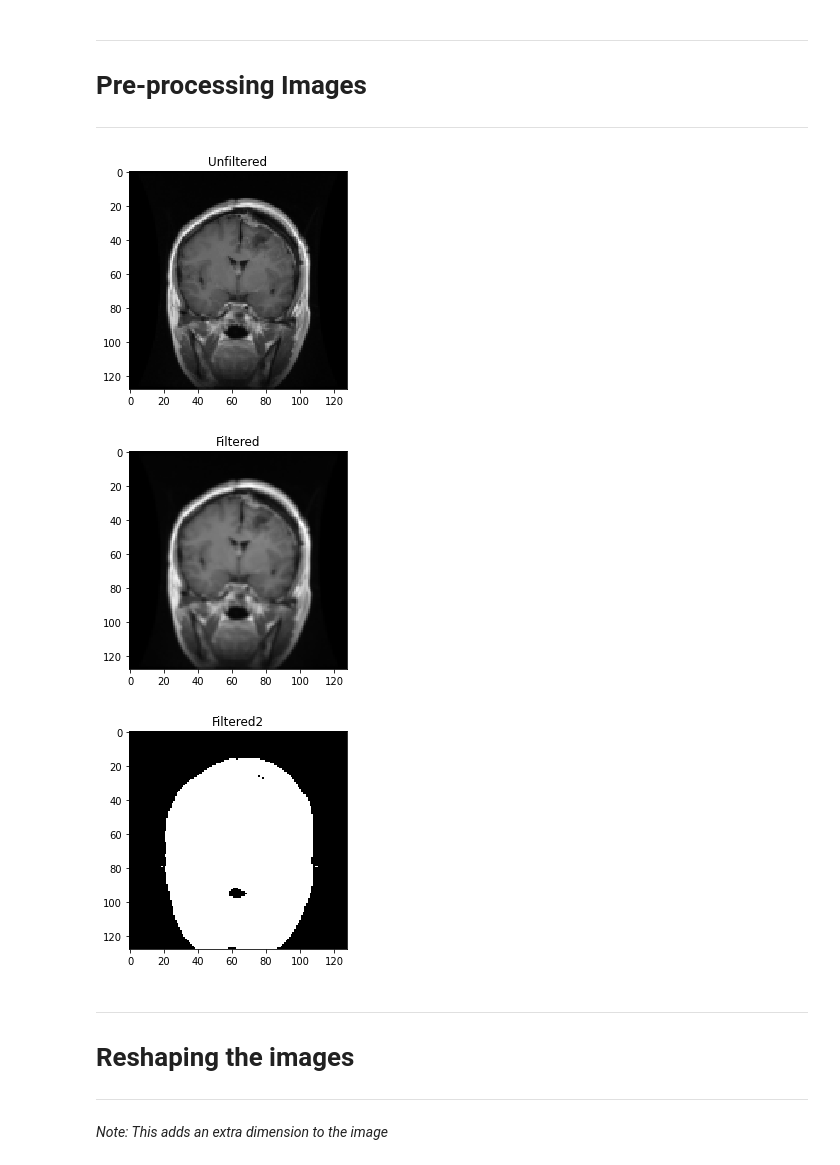
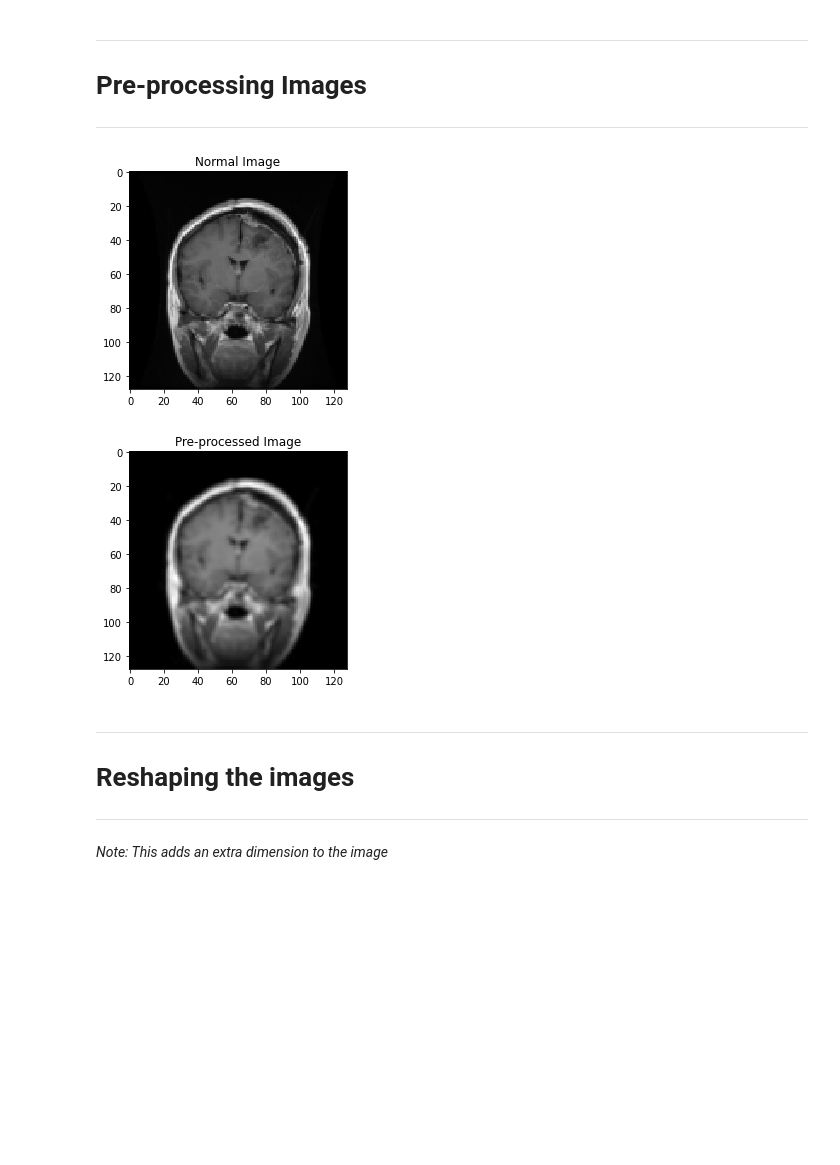
Before and after one commit to jw01324/COM3025, a Jupyter notebook: COM3025.ipynb, the cells around one changed output. Saved outputs shown, nothing was run; the diff lists cells and outputs as text; code cells hidden in the pictures; blank space fills up the shorter version.

```diff
--- a/COM3025.ipynb
+++ b/COM3025.ipynb
@@ -193,38 +246,3 @@ New Dataset Size: (3064, 128, 128)
 # Pre-processing Images
 
 ---
-# %%
-import cv2
-import tensorflow as tf
-import keras.backend as K
-
-#normalising kernel (to reduce noise)
-#Using 2x2 size kernel as larger kernels blur the image too much because of our small image size
-kernel = np.ones((2,2), np.float32)/4
-
-filtered = cv2.filter2D(images_rs[0], -1, kernel)
-
-_, threshold = cv2.threshold(filtered,100,150,cv2.THRESH_BINARY)
-
-
-#kernel2 = [[-1,-2,-1], [0,0,0], [1,2,1]]
-#filtered2 = K.conv2d(filtered, kernel, strides=(1,1), padding='valid')
-
-plt.figure()
-plt.title("Unfiltered")
-plt.imshow(images_rs[0], 'gray', interpolation='none')
-plt.show()
-
-plt.figure()
-plt.title("Filtered")
-plt.imshow(filtered, 'gray', interpolation='none')
-plt.show()
-
-plt.figure()
-plt.title("Filtered2")
-plt.imshow(threshold, 'gray', interpolation='none')
-plt.show()
-# %% [output]
-[figure, removed]
-[figure, removed]
-[figure, removed]
@@ -231,3 +262,16 @@ plt.show()
+# %%
+plt.figure()
+plt.title("Normal Image")
+plt.imshow(images_rs[0], 'gray', interpolation='none')
+plt.show()
+
+plt.figure()
+plt.title("Pre-processed Image")
+plt.imshow(images_pp[0], 'gray', interpolation='none')
+plt.show()
+# %% [output]
+[figure, added]
+[figure, added]
 # %% [markdown]
 
 
```
Also changed, not shown: parts of 9 cells of this notebook.
